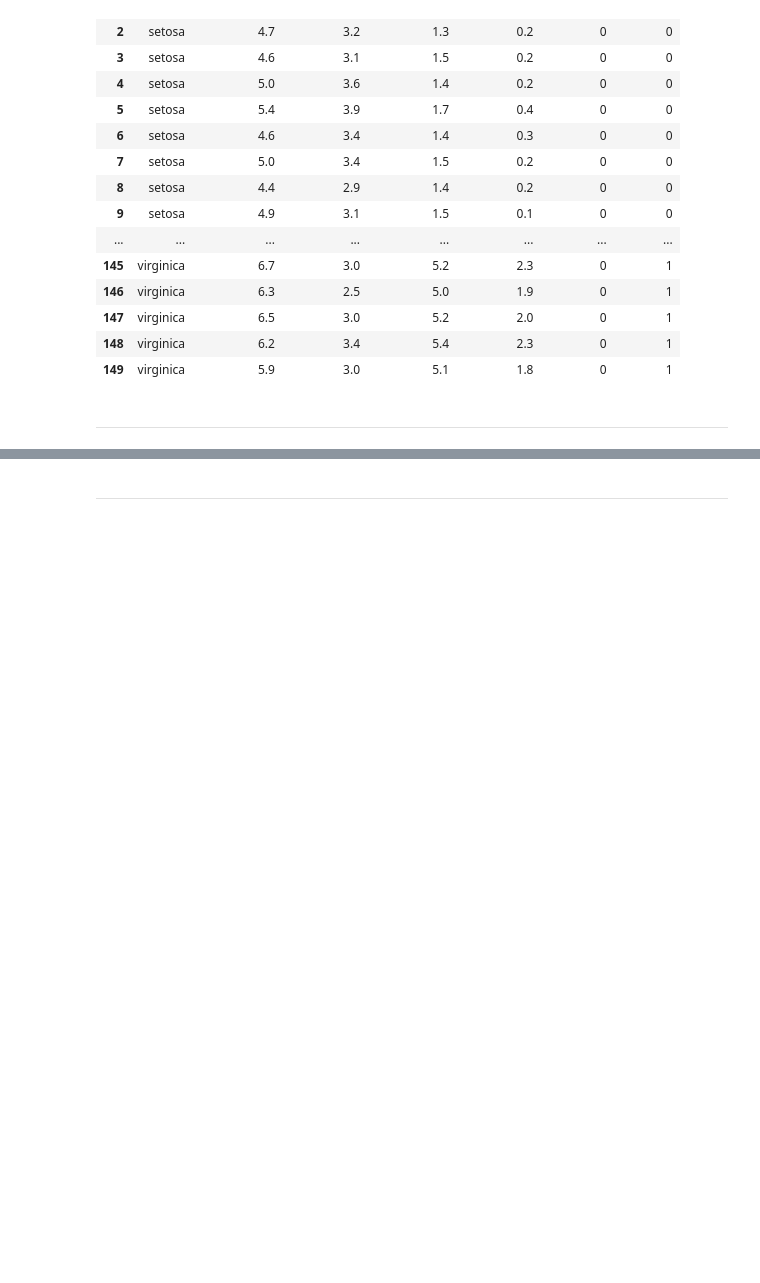
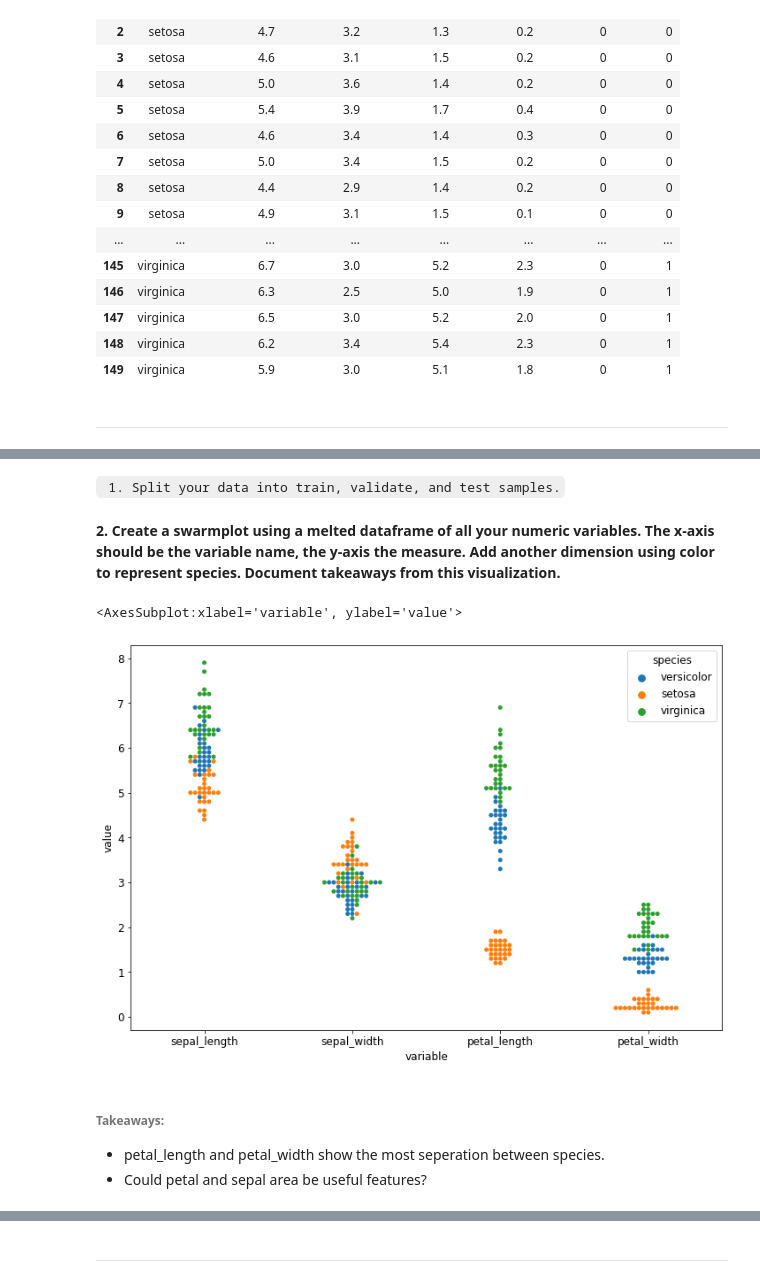
Before and after one commit to brandonjbryant/classification-exercises, a Jupyter notebook: Classification-exercises.ipynb, the cells around one changed output, grey strips where cells are left out. Cells and saved outputs as stored; diff of their text form; code cells hidden in the pictures; blank space fills up the shorter version.

```diff
--- a/Classification-exercises.ipynb
+++ b/Classification-exercises.ipynb
@@ -672,0 +680,38 @@ Create any other visualizations and run any other statistical tests you think wi
+# %%
+plt.rc('font', size=12)
+plt.rc('figure', figsize=(12, 8))
+# %% [markdown]
+` 1. Split your data into train, validate, and test samples.`
+# %%
+from sklearn.model_selection import train_test_split
+
+def train_validate_test_split(df, target, seed=123):
+    '''
+    This function takes in a dataframe, the name of the target variable
+    (for stratification purposes), and an integer for a setting a seed
+    and splits the data into train, validate and test.
+    Test is 20% of the original dataset, validate is .30*.80= 24% of the
+    original dataset, and train is .70*.80= 56% of the original dataset.
+    The function returns, in this order, train, validate and test dataframes.
+    '''
+    train_validate, test = train_test_split(df, test_size=0.2,
+                                            random_state= seed,
+                                            stratify=df[target])
+    train, validate = train_test_split(train_validate, test_size=0.3,
+                                      random_state=seed,
+                                      stratify=train_validate[target])
+    return train, validate, test
+train, validate, test= train_validate_test_split(iris_df, target='species')
+# %% [markdown]
+__2. Create a swarmplot using a melted dataframe of all your numeric variables. The x-axis should be the variable name, the y-axis the measure. Add another dimension using color to represent species. Document takeaways from this visualization.__
+# %%
+melt = train.melt(id_vars=['species'])
+# this viz is useful b/c all of our measurements have a similar scale
+sns.swarmplot(data=melt, x='variable', y='value', hue='species')
+# %% [output]
+<AxesSubplot:xlabel='variable', ylabel='value'>
+[figure, added]
+# %% [markdown]
+###### Takeaways:
+- petal_length and petal_width show the most seperation between species.
+- Could petal and sepal area be useful features?
```
Also changed, not shown: parts of 30 cells of this notebook.
